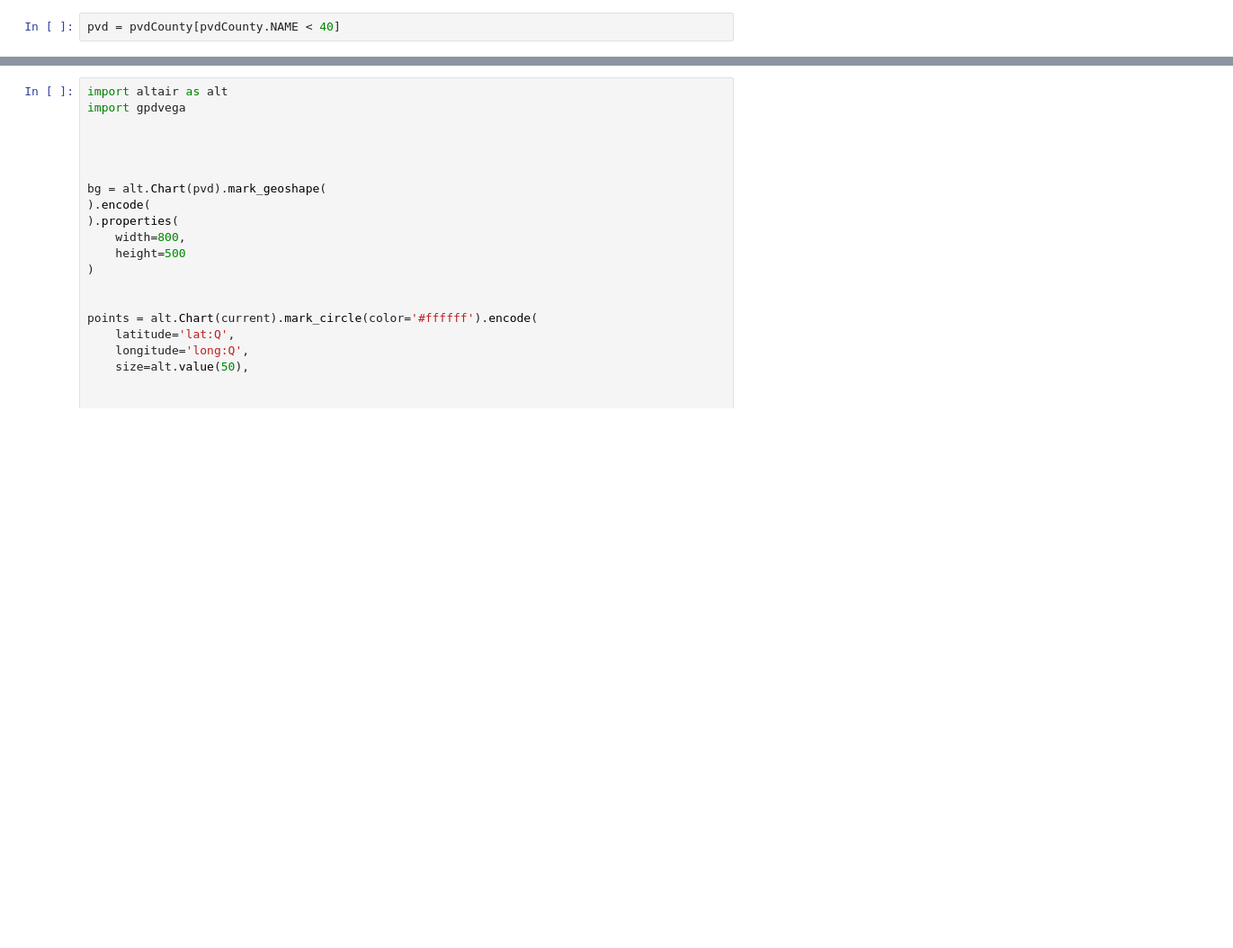
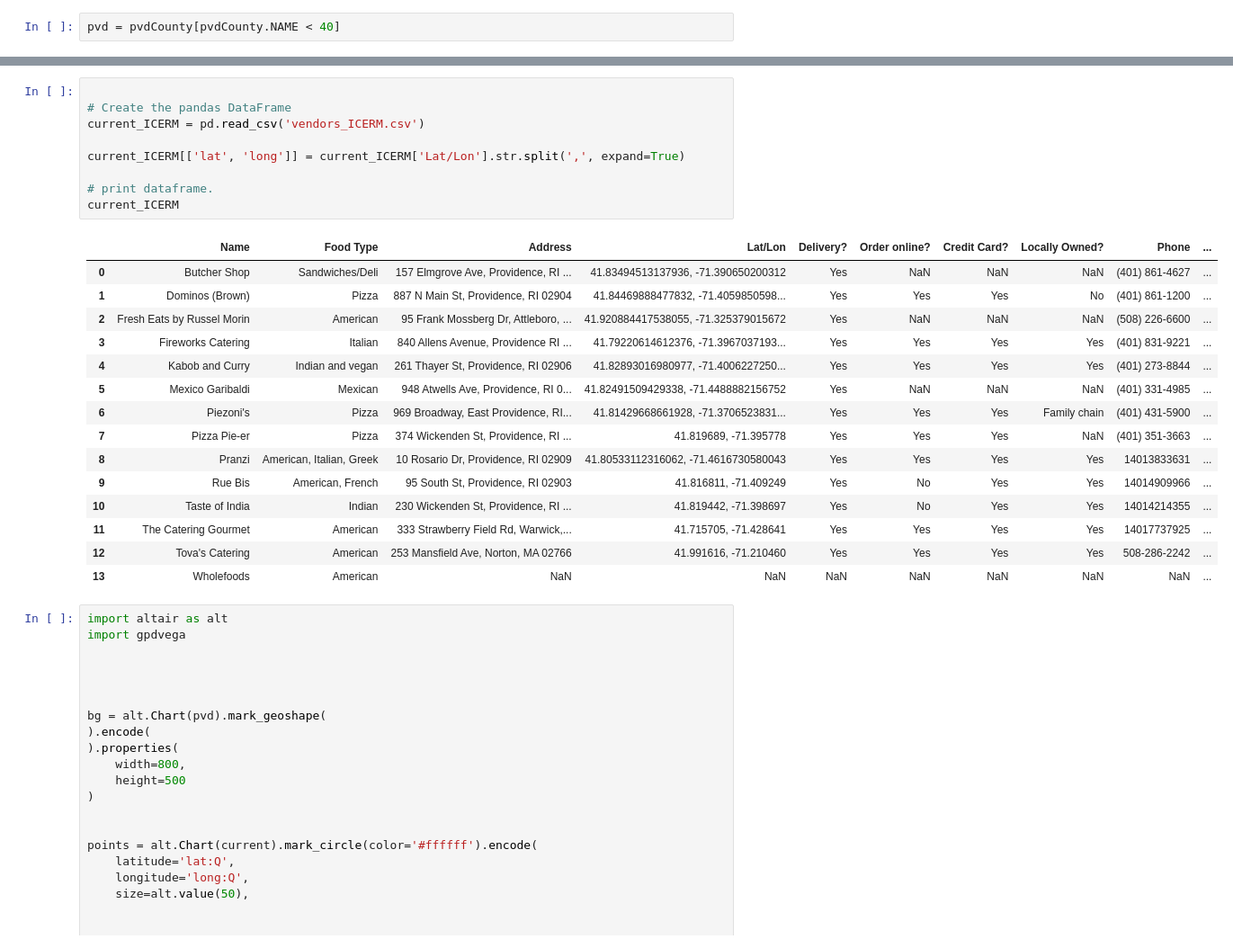
Before and after one commit to maminian/pvd-vendors, a Jupyter notebook: Untitled.ipynb, the cells around one changed output, grey strips where cells are left out. Shown at 90% size. Cells and saved outputs as stored; diff of their text form; blank space fills up the shorter version.

```diff
--- a/Untitled.ipynb
+++ b/Untitled.ipynb
@@ -143,3 +165,28 @@ current
+# %%
+
+# Create the pandas DataFrame
+current_ICERM = pd.read_csv('vendors_ICERM.csv')
+
+current_ICERM[['lat', 'long']] = current_ICERM['Lat/Lon'].str.split(',', expand=True)
+
+# print dataframe.
+current_ICERM
+# %% [output]
+|  | Name | Food Type | Address | Lat/Lon | Delivery? | Order online? | Credit Card? | Locally Owned? | Phone | ... |
+| 0 | Butcher Shop | Sandwiches/Deli | 157 Elmgrove Ave, Providence, RI ... | 41.83494513137936, -71.390650200312 | Yes | NaN | NaN | NaN | (401) 861-4627 | ... |
+| 1 | Dominos (Brown) | Pizza | 887 N Main St, Providence, RI 02904 | 41.84469888477832, -71.4059850598... | Yes | Yes | Yes | No | (401) 861-1200 | ... |
+| 2 | Fresh Eats by Russel Morin | American | 95 Frank Mossberg Dr, Attleboro, ... | 41.920884417538055, -71.325379015672 | Yes | NaN | NaN | NaN | (508) 226-6600 | ... |
+| 3 | Fireworks Catering | Italian | 840 Allens Avenue, Providence RI ... | 41.79220614612376, -71.3967037193... | Yes | Yes | Yes | Yes | (401) 831-9221 | ... |
+| 4 | Kabob and Curry | Indian and vegan | 261 Thayer St, Providence, RI 02906 | 41.82893016980977, -71.4006227250... | Yes | Yes | Yes | Yes | (401) 273-8844 | ... |
+| 5 | Mexico Garibaldi | Mexican | 948 Atwells Ave, Providence, RI 0... | 41.82491509429338, -71.4488882156752 | Yes | NaN | NaN | NaN | (401) 331-4985 | ... |
+| 6 | Piezoni's | Pizza | 969 Broadway, East Providence, RI... | 41.81429668661928, -71.3706523831... | Yes | Yes | Yes | Family chain | (401) 431-5900 | ... |
+| 7 | Pizza Pie-er | Pizza | 374 Wickenden St, Providence, RI ... | 41.819689, -71.395778 | Yes | Yes | Yes | NaN | (401) 351-3663 | ... |
+| 8 | Pranzi | American, Italian, Greek | 10 Rosario Dr, Providence, RI 02909 | 41.80533112316062, -71.4616730580043 | Yes | Yes | Yes | Yes | 14013833631 | ... |
+| 9 | Rue Bis | American, French | 95 South St, Providence, RI 02903 | 41.816811, -71.409249 | Yes | No | Yes | Yes | 14014909966 | ... |
+| 10 | Taste of India | Indian | 230 Wickenden St, Providence, RI ... | 41.819442, -71.398697 | Yes | No | Yes | Yes | 14014214355 | ... |
+| 11 | The Catering Gourmet | American | 333 Strawberry Field Rd, Warwick,... | 41.715705, -71.428641 | Yes | Yes | Yes | Yes | 14017737925 | ... |
+| 12 | Tova's Catering | American | 253 Mansfield Ave, Norton, MA 02766 | 41.991616, -71.210460 | Yes | Yes | Yes | Yes | 508-286-2242 | ... |
+| 13 | Wholefoods | American | NaN | NaN | NaN | NaN | NaN | NaN | NaN | ... |
 # %%
 import altair as alt
 import gpdvega
```
Also changed, not shown: parts of 8 cells of this notebook, 3 other files.
